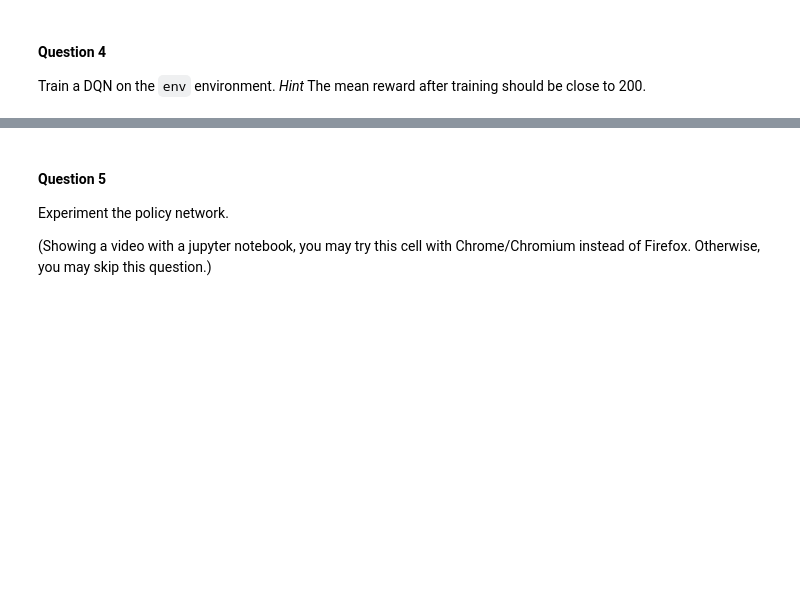
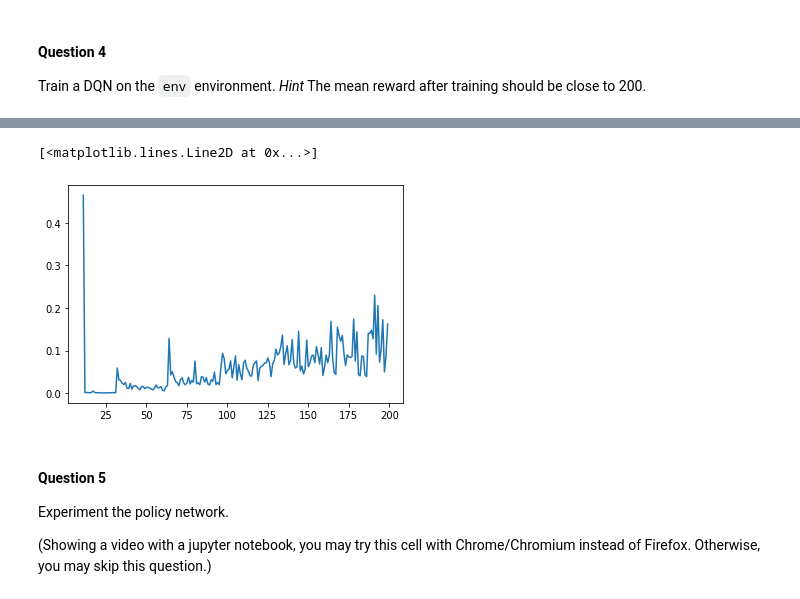
Before and after one commit to ArianeDlns/rl-practice, a Jupyter notebook: TD2_cartpole_DQNN/TD2_RL_Ariane_Dalens.ipynb, the cells around one changed output, grey strips where cells are left out. Cells and saved outputs as stored; diff of their text form; code cells hidden in the pictures; blank space fills up the shorter version.

```diff
--- a/TD2_cartpole_DQNN/TD2_RL_Ariane_Dalens.ipynb
+++ b/TD2_cartpole_DQNN/TD2_RL_Ariane_Dalens.ipynb
@@ -286,9 +305,8 @@ def get_q(states):
     Compute Q function for a list of states
     """
     with torch.no_grad():
-        states_v = torch.FloatTensor([states])
+        states_v = torch.FloatTensor(np.array([states]))
         output = q_net.forward(states_v).detach().numpy()  # shape (1, len(states), n_actions)
-
     return output[0, :, :]  # shape (len(states), n_actions)
 # %% [markdown]
 #### Question 1
@@ -297,11 +315,15 @@ Implement the `choose_action` function.
 # %%
 def choose_action(state, epsilon):
     """
-    ** TO BE IMPLEMENTED **
-
     Return action according to an epsilon-greedy exploration policy
     """
-    return 0
+    actions = get_q([state])[0]
+    n_action = len(actions)
+    exploration = np.random.random()
+    if exploration < epsilon :
+        return np.random.randint(0,n_action)
+    else :
+        return np.argmax(actions)
 # %% [markdown]
 #### Question 2
 
@@ -309,8 +331,6 @@ Implement the `eval_dqn` function.
 # %%
 def eval_dqn(n_sim=5):
     """
-    ** TO BE IMPLEMENTED **
-
     Monte Carlo evaluation of DQN agent.
 
     Repeat n_sim times:
@@ -321,7 +341,13 @@ def eval_dqn(n_sim=5):
     env_copy = deepcopy(env)
     episode_rewards = np.zeros(n_sim)
 
-
+    for i in range(n_sim):
+        state = env_copy.reset()
+        done = False
+        while not done:
+            action = choose_action(state, 0.0)
+            state, reward, done, _ = env_copy.step(action)
+            episode_rewards[i] += reward
     return episode_rewards
 # %% [markdown]
 #### Question 3
@@ -368,6 +438,8 @@ def train():
     epsilon = EPSILON_START
     ep = 0
     total_time = 0
+    losses = []
+    rewards_ = []
     while ep < N_EPISODES:
         action = choose_action(state, epsilon)
 
@@ -384,7 +456,7 @@ def train():
             ep   += 1
             if ( (ep+1)% EVAL_EVERY == 0):
                 rewards = eval_dqn()
-                print("episode =", ep+1, ", reward = ", np.mean(rewards))
+                print("episode =", ep+1, ", reward = ", np.mean(rewards), ", loss = ", loss)
                 if np.mean(rewards) >= REWARD_THRESHOLD:
                     break
 
@@ -394,11 +466,14 @@ def train():
             # decrease epsilon
             epsilon = EPSILON_MIN + (EPSILON_START - EPSILON_MIN) * \
                             np.exp(-1. * ep / DECREASE_EPSILON )
+            losses += [loss]
+            rewards_ += [rewards]
 
         total_time += 1
+    return losses, rewards_
 
 # Run the training loop
-train()
+losses, rewards_ = train()
 
 # Evaluate the final policy
 rewards = eval_dqn(20)
@@ -425,3 +500,9 @@ mean reward after training =  0.0
+# %%
+import matplotlib.pyplot as plt
+plt.plot([i for i in range(200)],losses)
+# %% [output]
+[<matplotlib.lines.Line2D at 0x...>]
+[figure, added]
 # %% [markdown]
 #### Question 5
 
```
Also changed, not shown: parts of 11 cells of this notebook.
